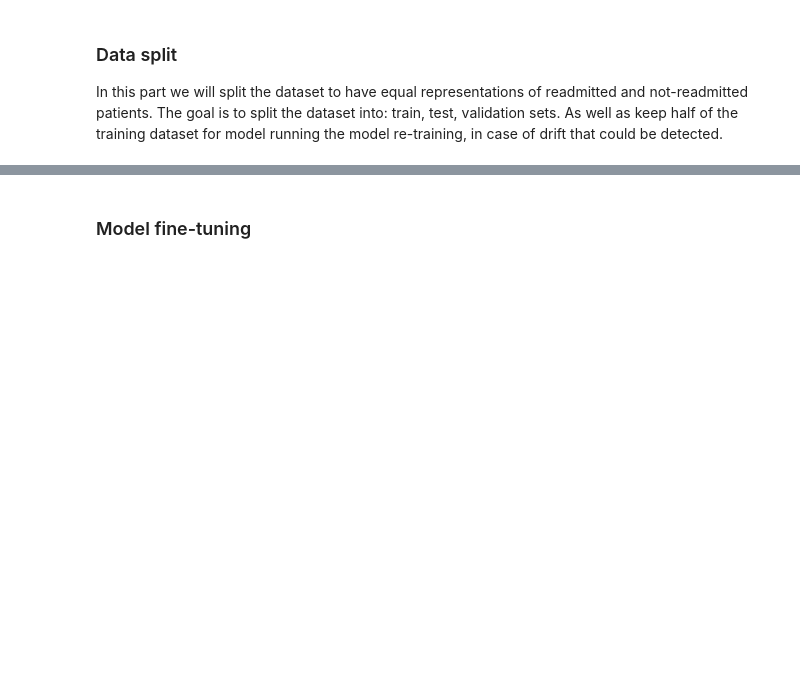
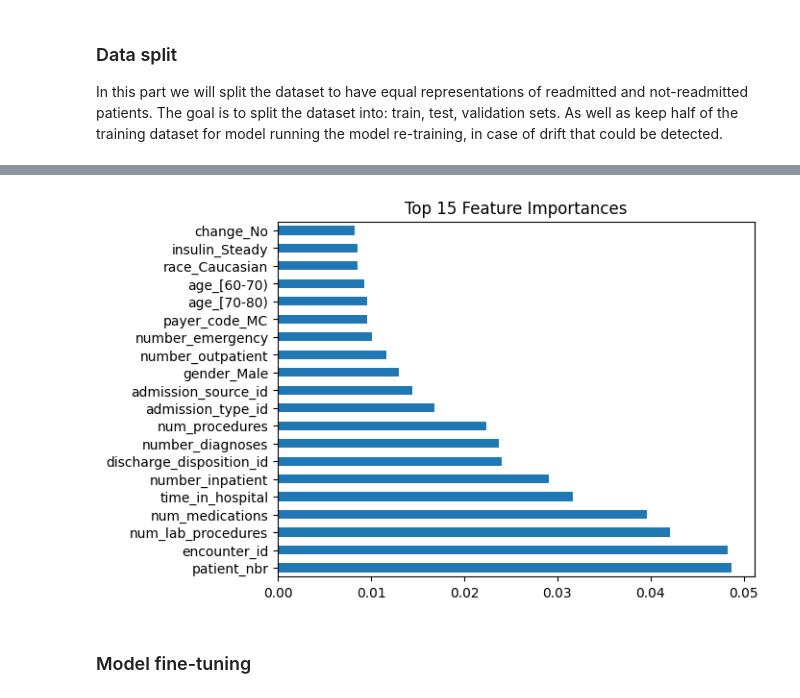
Before and after one commit to abuchin/patient_readmission_kaggle, a Jupyter notebook: EDA.ipynb, the cells around one changed output, grey strips where cells are left out. Saved outputs shown, nothing was run; the diff lists cells and outputs as text; code cells hidden in the pictures; blank space fills up the shorter version.

```diff
--- a/EDA.ipynb
+++ b/EDA.ipynb
@@ -142,2 +202,11 @@ y_train_1, y_train_2 = y_train.iloc[:y_train.shape[0]//2], y_train.iloc[y_train.
+# %%
+
+# evaluate the feature importance
+feat_importances = pd.Series(rf.feature_importances_, index=X_train.columns)
+feat_importances.nlargest(20).plot(kind="barh")
+plt.title("Top 15 Feature Importances")
+plt.show()
+# %% [output]
+[figure, added]
 # %% [markdown]
 ### Model fine-tuning
```
Also changed, not shown: parts of 7 cells of this notebook, 1 other file.
